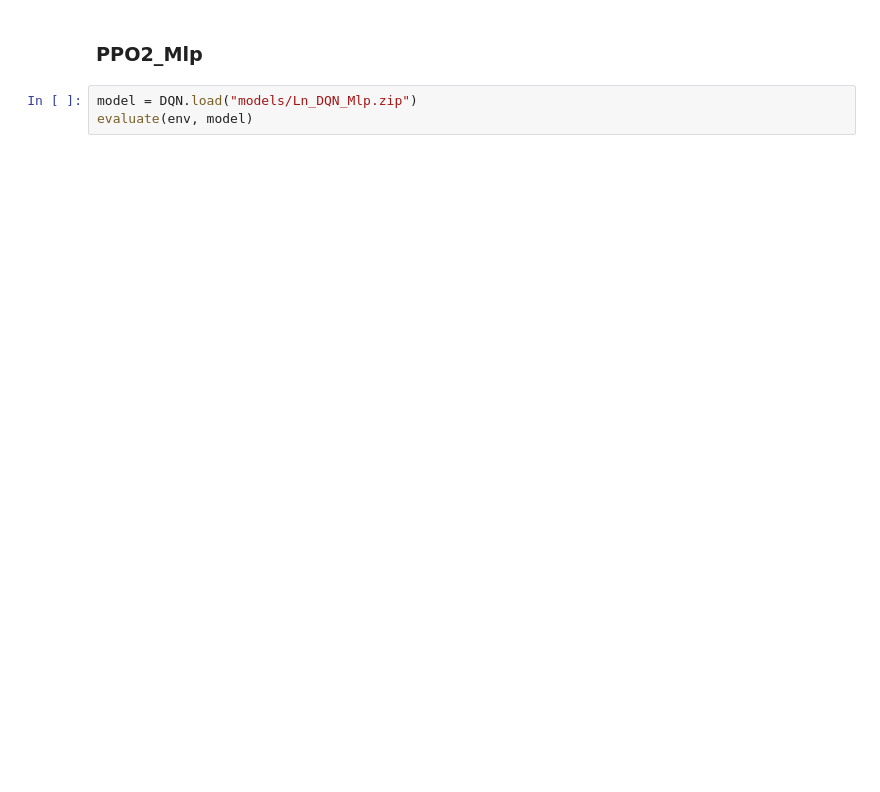
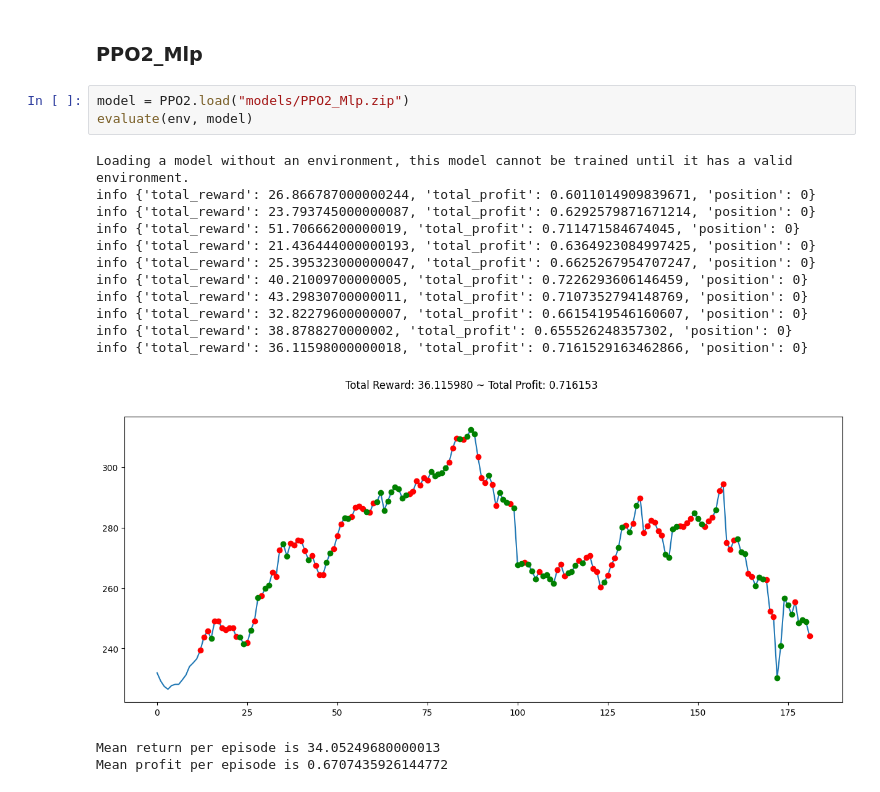
Before and after one commit to Reinforcement-Learning-F22/RL-trading-agent, a Jupyter notebook: RL_project_Akhmetzhanov_Jerome.ipynb, the cells around one changed output. Saved outputs shown, nothing was run; the diff lists cells and outputs as text; blank space fills up the shorter version.

```diff
--- a/RL_project_Akhmetzhanov_Jerome.ipynb
+++ b/RL_project_Akhmetzhanov_Jerome.ipynb
@@ -461,5 +460,20 @@ Mean profit is 0.7324662607586433
 # %% [markdown]
 ### PPO2_Mlp
 # %%
-model = DQN.load("models/Ln_DQN_Mlp.zip")
+model = PPO2.load("models/PPO2_Mlp.zip")
 evaluate(env, model)
+# %% [output]
+Loading a model without an environment, this model cannot be trained until it has a valid environment.
+info {'total_reward': 26.866787000000244, 'total_profit': 0.6011014909839671, 'position': 0}
+info {'total_reward': 23.793745000000087, 'total_profit': 0.6292579871671214, 'position': 0}
+info {'total_reward': 51.70666200000019, 'total_profit': 0.711471584674045, 'position': 0}
+info {'total_reward': 21.436444000000193, 'total_profit': 0.6364923084997425, 'position': 0}
+info {'total_reward': 25.395323000000047, 'total_profit': 0.6625267954707247, 'position': 0}
+info {'total_reward': 40.21009700000005, 'total_profit': 0.7226293606146459, 'position': 0}
+info {'total_reward': 43.29830700000011, 'total_profit': 0.7107352794148769, 'position': 0}
+info {'total_reward': 32.82279600000007, 'total_profit': 0.6615419546160607, 'position': 0}
+info {'total_reward': 38.8788270000002, 'total_profit': 0.655526248357302, 'position': 0}
+info {'total_reward': 36.11598000000018, 'total_profit': 0.7161529163462866, 'position': 0}
+[figure, added]
+Mean return per episode is 34.05249680000013
+Mean profit per episode is 0.6707435926144772
```
Also changed, not shown: parts of 35 cells of this notebook, 16 other files.
